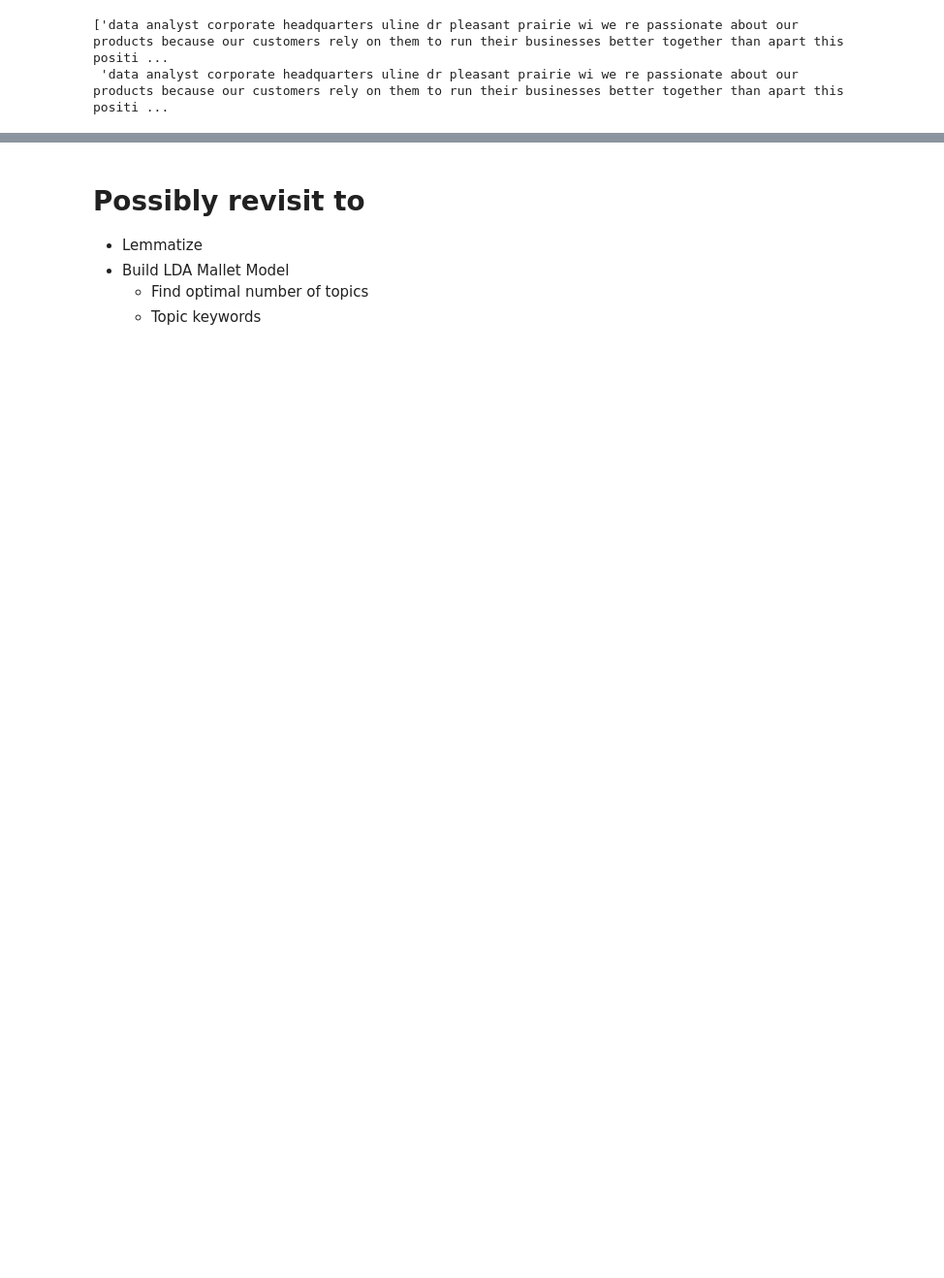
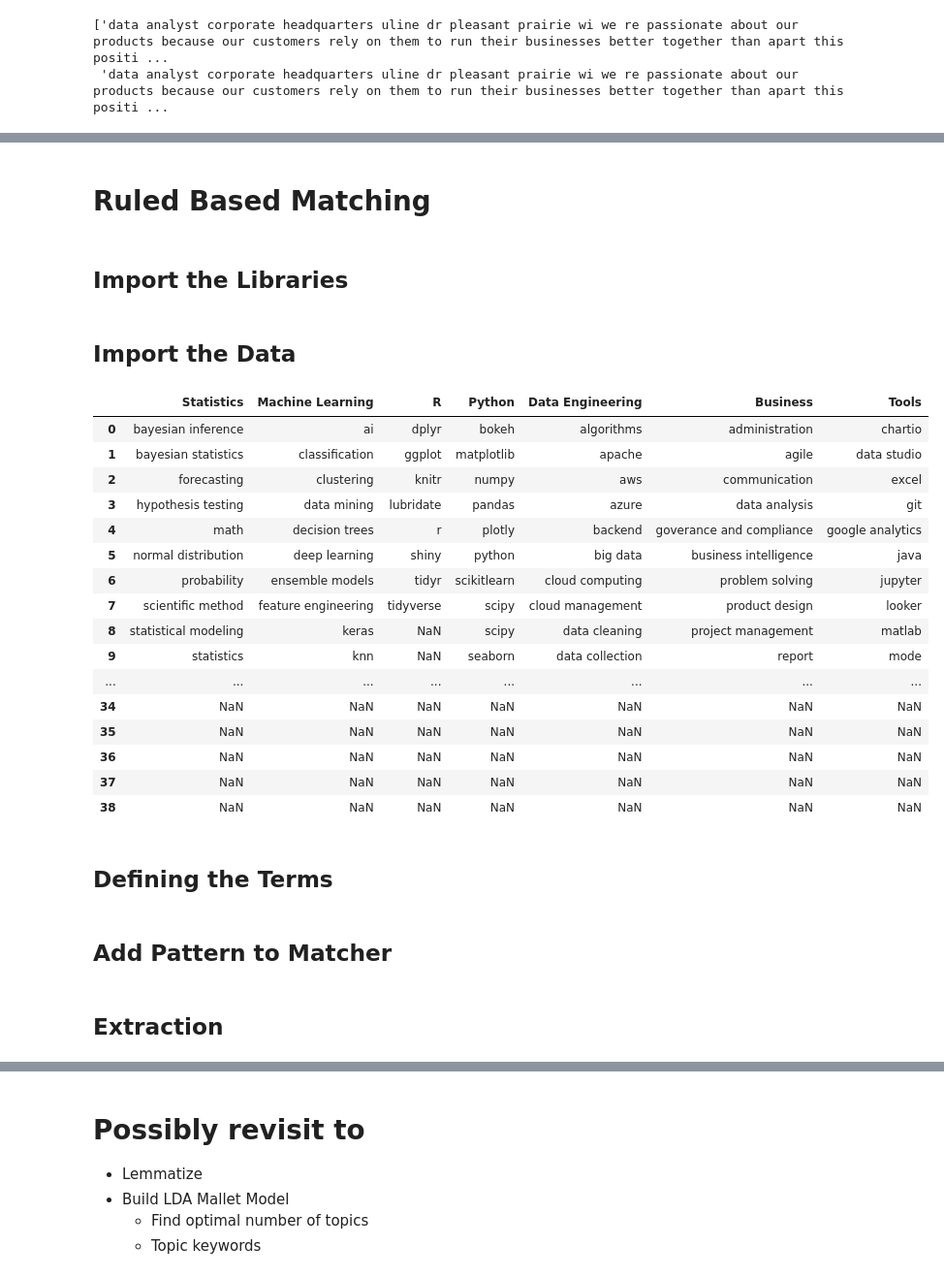
Before and after one commit to kodingwithkelly/GlassdoorProj, a Jupyter notebook: Glassdoor_NLP.ipynb, the cells around one changed output, grey strips where cells are left out. Shown at 97% size. Drawn from its saved outputs; the diff is of its cells as text; code cells hidden in the pictures; blank space fills up the shorter version.

```diff
--- a/Glassdoor_NLP.ipynb
+++ b/Glassdoor_NLP.ipynb
@@ -165,0 +174,4 @@ topic
+# %% [markdown]
+# Ruled Based Matching
+# %% [markdown]
+## Import the Libraries
@@ -165,0 +187,25 @@ topic
+# %% [markdown]
+## Import the Data
+# %%
+skills_dict = pd.read_csv('/Users/kellylam/Downloads/skills.csv')
+skills_dict
+# %% [output]
+|  | Statistics | Machine Learning | R | Python | Data Engineering | Business | Tools |
+| 0 | bayesian inference | ai | dplyr | bokeh | algorithms | administration | chartio |
+| 1 | bayesian statistics | classification | ggplot | matplotlib | apache | agile | data studio |
+| 2 | forecasting | clustering | knitr | numpy | aws | communication | excel |
+| 3 | hypothesis testing | data mining | lubridate | pandas | azure | data analysis | git |
+| 4 | math | decision trees | r | plotly | backend | goverance and compliance | google analytics |
+| 5 | normal distribution | deep learning | shiny | python | big data | business intelligence | java |
+| 6 | probability | ensemble models | tidyr | scikitlearn | cloud computing | problem solving | jupyter |
+| 7 | scientific method | feature engineering | tidyverse | scipy | cloud management | product design | looker |
+| 8 | statistical modeling | keras | NaN | scipy | data cleaning | project management | matlab |
+| 9 | statistics | knn | NaN | seaborn | data collection | report | mode |
+| ... | ... | ... | ... | ... | ... | ... | ... |
+| 34 | NaN | NaN | NaN | NaN | NaN | NaN | NaN |
+| 35 | NaN | NaN | NaN | NaN | NaN | NaN | NaN |
+| 36 | NaN | NaN | NaN | NaN | NaN | NaN | NaN |
+| 37 | NaN | NaN | NaN | NaN | NaN | NaN | NaN |
+| 38 | NaN | NaN | NaN | NaN | NaN | NaN | NaN |
+# %% [markdown]
+## Defining the Terms
@@ -165,0 +220,2 @@ topic
+# %% [markdown]
+## Add Pattern to Matcher
@@ -165,0 +232,2 @@ topic
+# %% [markdown]
+## Extraction
```
Also changed, not shown: parts of 27 cells of this notebook, 3 other files.
